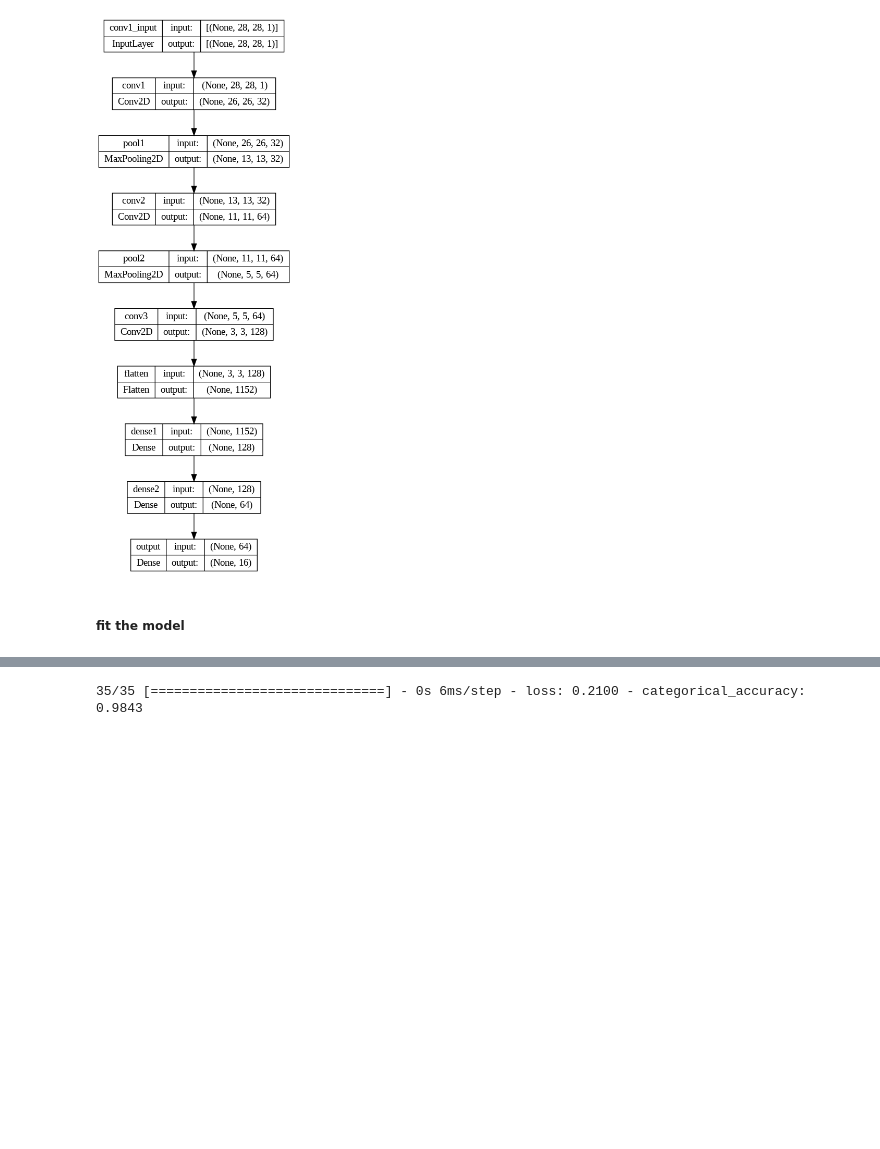
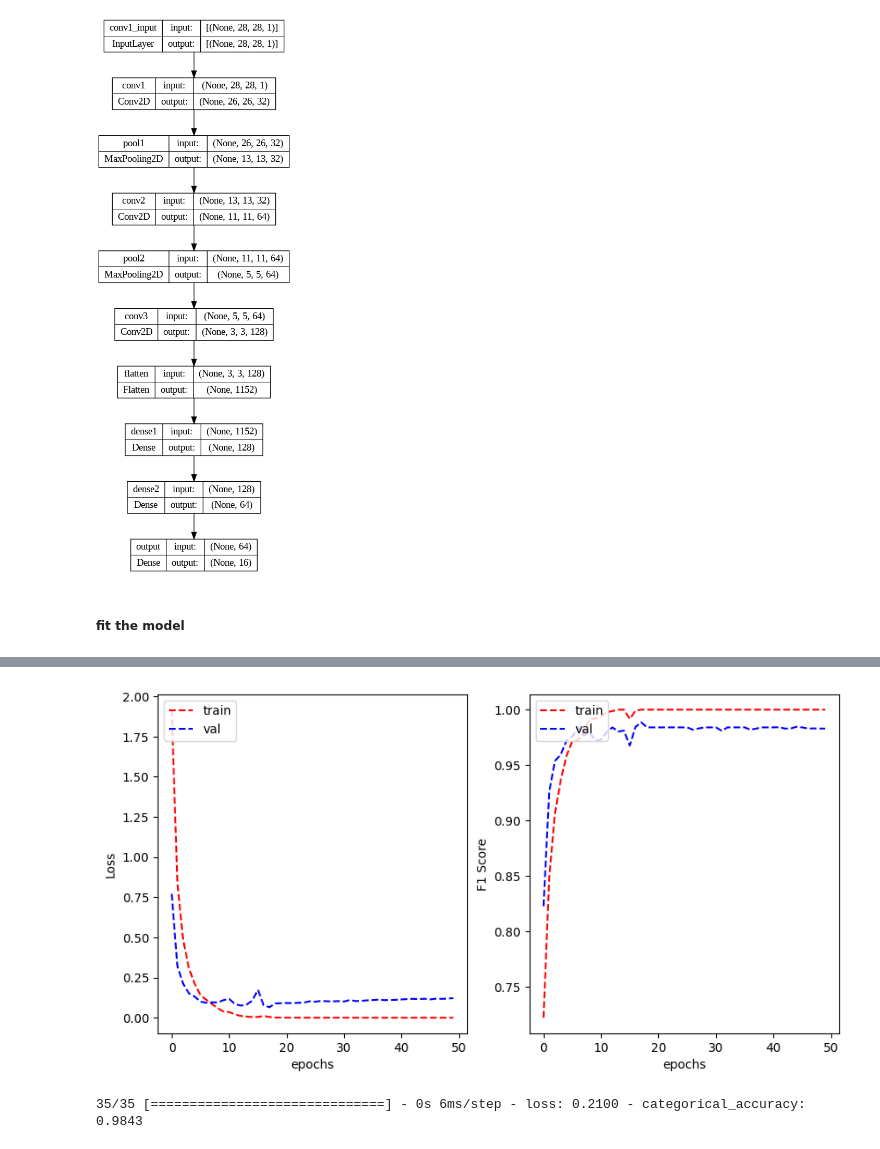
Before and after one commit to BenjapornW/Road-Traffic-Signs-Image-Classification-using-a-Neural-Network, a Jupyter notebook: s3959666_s3961136_18May_f1Score.ipynb, the cells around one changed output, grey strips where cells are left out. Cells and saved outputs as stored; diff of their text form; code cells hidden in the pictures; blank space fills up the shorter version.

```diff
--- a/s3959666_s3961136_18May_f1Score.ipynb
+++ b/s3959666_s3961136_18May_f1Score.ipynb
@@ -866,7 +866,9 @@ Epoch 47 - Train F1: 1.0000, Validation F1: 0.9829
 # %%
 plot_learning_curve(history_2_type.history['loss'], history_2_type.history['val_loss'],
-                    f1_score_callback_cnn_type.train_f1_type, f1_score_callback_cnn_type.val_f1_scores,
+                    f1_score_callback_cnn_type.train_f1_scores, f1_score_callback_cnn_type.val_f1_scores,
                     metric_name='F1 Score')
+# %% [output]
+[figure, added]
 # %%
 model_type_2.evaluate(test_generator_type)
 # %% [output]
```
Also changed, not shown: parts of 2 cells of this notebook.
